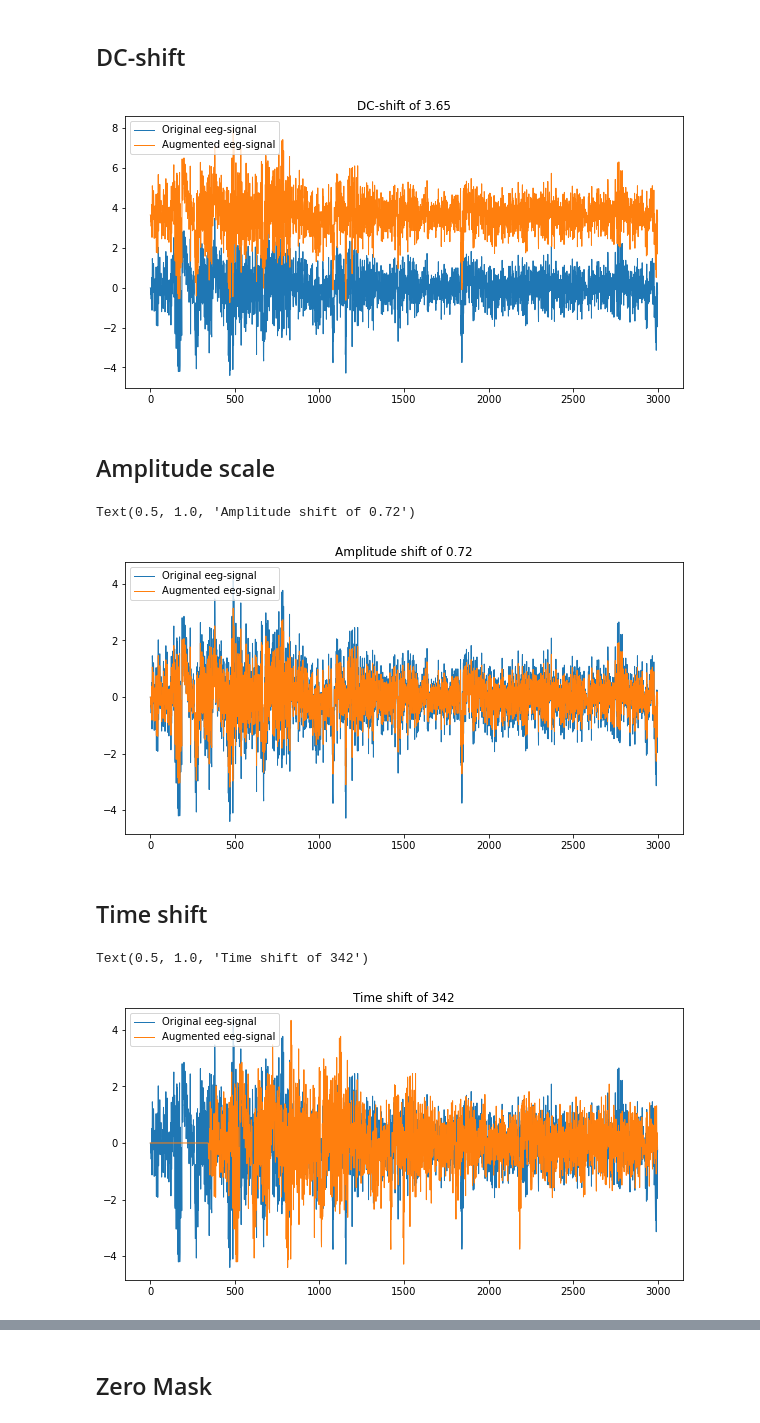
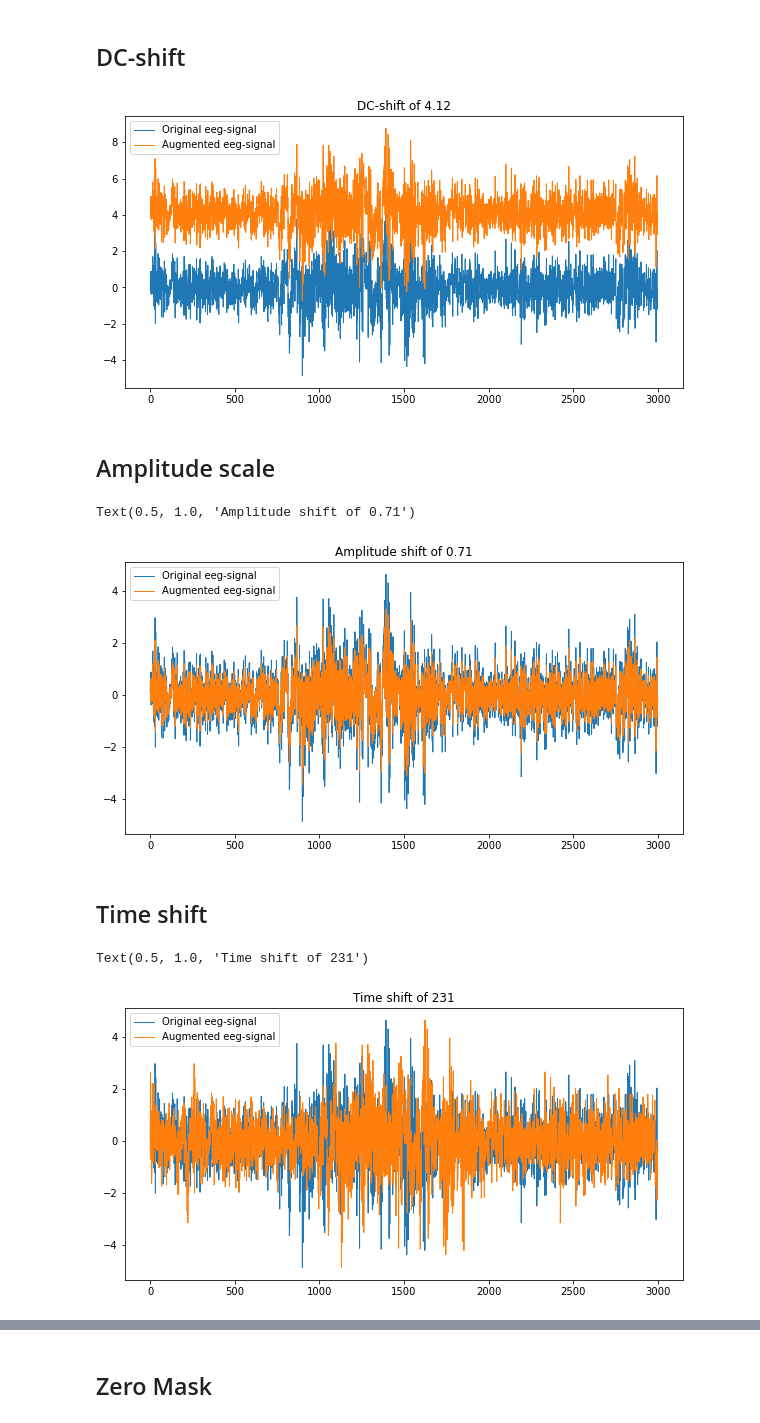
Before and after one commit to TomS55555/thesis, a Jupyter notebook: datasets/augmentations_test.ipynb, the cells around one changed output, grey strips where cells are left out. Cells and saved outputs as stored; diff of their text form; code cells hidden in the pictures.

```diff
--- a/datasets/augmentations_test.ipynb
+++ b/datasets/augmentations_test.ipynb
@@ -16,19 +20,20 @@ def plot_augmentation(x, x_aug):
 # %% [markdown]
 ## DC-shift
 # %%
-ds = SHHS_dataset_1('../../thesis01/data/', 1, 2)
-x = ds.__getitem__(0)[0]
+ds = SHHS_dataset_1('../data/', 1, 2)
+x = ds.__getitem__(1)[0]
+x_prev = ds.__getitem__(0)[0]
 dc = DCShift(mini=1,
              maxi=5,
              prob=1,
              batch_size=1)
-x_dc = dc(x)
+x_dc = dc(x, x_prev)
 # %%
 plot_augmentation(x, x_dc)
 plt.title(f"DC-shift of {dc.u.item():.2f}")
 plt.show()
 # %% [output]
-[figure, old version]
+[figure, new version]
 # %% [markdown]
 ## Amplitude scale
 # %%
@@ -36,22 +41,22 @@ am = AmplitudeScale(mini=0.5,
                     maxi=0.75,
                     prob=1,
                     batch_size=1)
-x_am = am(x)
+x_am = am(x, x_prev)
 plot_augmentation(x, x_am)
 plt.title(f"Amplitude shift of {am.u.item():.2f}")
 # %% [output]
-Text(0.5, 1.0, 'Amplitude shift of 0.72')
+Text(0.5, 1.0, 'Amplitude shift of 0.71')
-[figure, old version]
+[figure, new version]
 # %% [markdown]
 ## Time shift
 # %%
 ts = TimeShift(mini=200,
                maxi=400,
                prob=1,
                batch_size=1)
-x_ts = ts(x)
+x_ts = ts(x, x_prev)
 plot_augmentation(x, x_ts)
 plt.title(f"Time shift of {int(ts.u.item())}")
 # %% [output]
-Text(0.5, 1.0, 'Time shift of 342')
+Text(0.5, 1.0, 'Time shift of 231')
-[figure, old version]
+[figure, new version]
```
Also changed, not shown: parts of 8 cells of this notebook, 5 other files.
